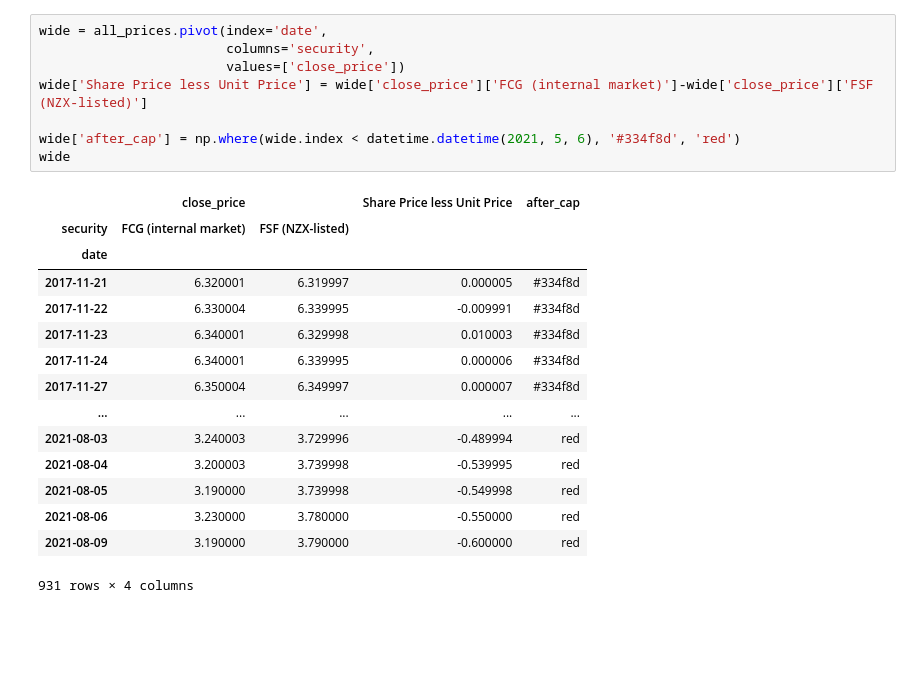
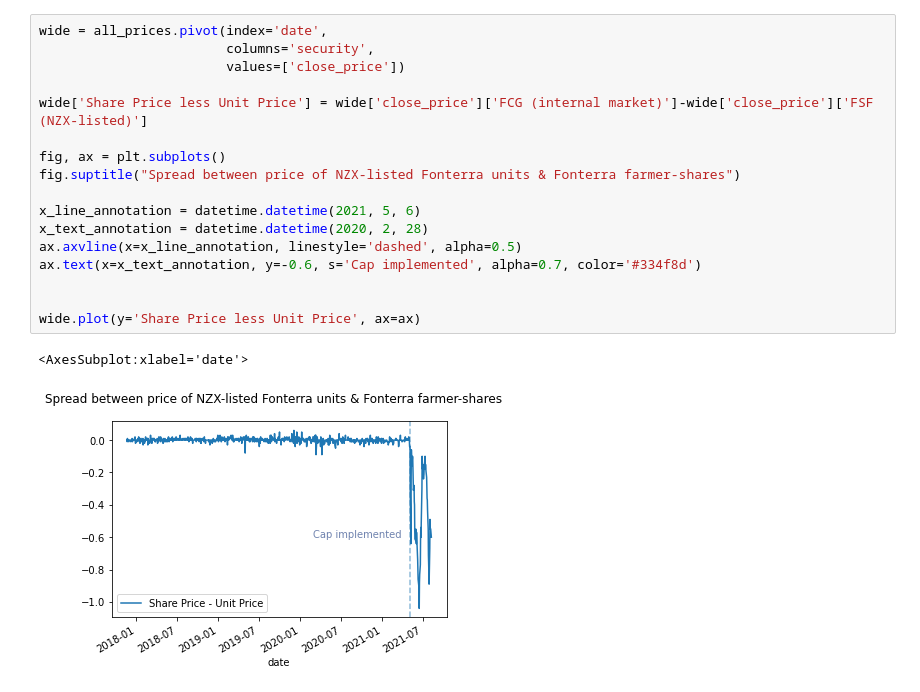
Before and after one commit to mitchellpalmer/mitchellpalmer.github.io, a Jupyter notebook: _posts/2021-08-09-fonterras-broken-arbitrage/fonterra.ipynb, the cells around one changed output. Cells and saved outputs as stored; diff of their text form; blank space fills up the shorter version.

```diff
--- a/_posts/2021-08-09-fonterras-broken-arbitrage/fonterra.ipynb
+++ b/_posts/2021-08-09-fonterras-broken-arbitrage/fonterra.ipynb
@@ -42,24 +38,20 @@ ValueError: Invalid RGBA argument: 'security'
 # %%
 wide = all_prices.pivot(index='date',
                         columns='security',
                         values=['close_price'])
+
 wide['Share Price less Unit Price'] = wide['close_price']['FCG (internal market)']-wide['close_price']['FSF (NZX-listed)']
 
-wide['after_cap'] = np.where(wide.index < datetime.datetime(2021, 5, 6), '#334f8d', 'red')
-wide
+fig, ax = plt.subplots()
+fig.suptitle("Spread between price of NZX-listed Fonterra units & Fonterra farmer-shares")
+
+x_line_annotation = datetime.datetime(2021, 5, 6)
+x_text_annotation = datetime.datetime(2020, 2, 28)
+ax.axvline(x=x_line_annotation, linestyle='dashed', alpha=0.5)
+ax.text(x=x_text_annotation, y=-0.6, s='Cap implemented', alpha=0.7, color='#334f8d')
+
+
+wide.plot(y='Share Price less Unit Price', ax=ax)
 # %% [output]
-|  | close_price |  | Share Price less Unit Price | after_cap |
-| security | FCG (internal market) | FSF (NZX-listed) |  |  |
-| date |  |  |  |  |
-| 2017-11-21 | 6.320001 | 6.319997 | 0.000005 | #334f8d |
-| 2017-11-22 | 6.330004 | 6.339995 | -0.009991 | #334f8d |
-| 2017-11-23 | 6.340001 | 6.329998 | 0.010003 | #334f8d |
-| 2017-11-24 | 6.340001 | 6.339995 | 0.000006 | #334f8d |
-| 2017-11-27 | 6.350004 | 6.349997 | 0.000007 | #334f8d |
-| ... | ... | ... | ... | ... |
-| 2021-08-03 | 3.240003 | 3.729996 | -0.489994 | red |
-| 2021-08-04 | 3.200003 | 3.739998 | -0.539995 | red |
-| 2021-08-05 | 3.190000 | 3.739998 | -0.549998 | red |
-| 2021-08-06 | 3.230000 | 3.780000 | -0.550000 | red |
-| 2021-08-09 | 3.190000 | 3.790000 | -0.600000 | red |
-931 rows × 4 columns
+<AxesSubplot:xlabel='date'>
+[figure, added]
```
Also changed, not shown: parts of 4 cells of this notebook, 31 other files.
